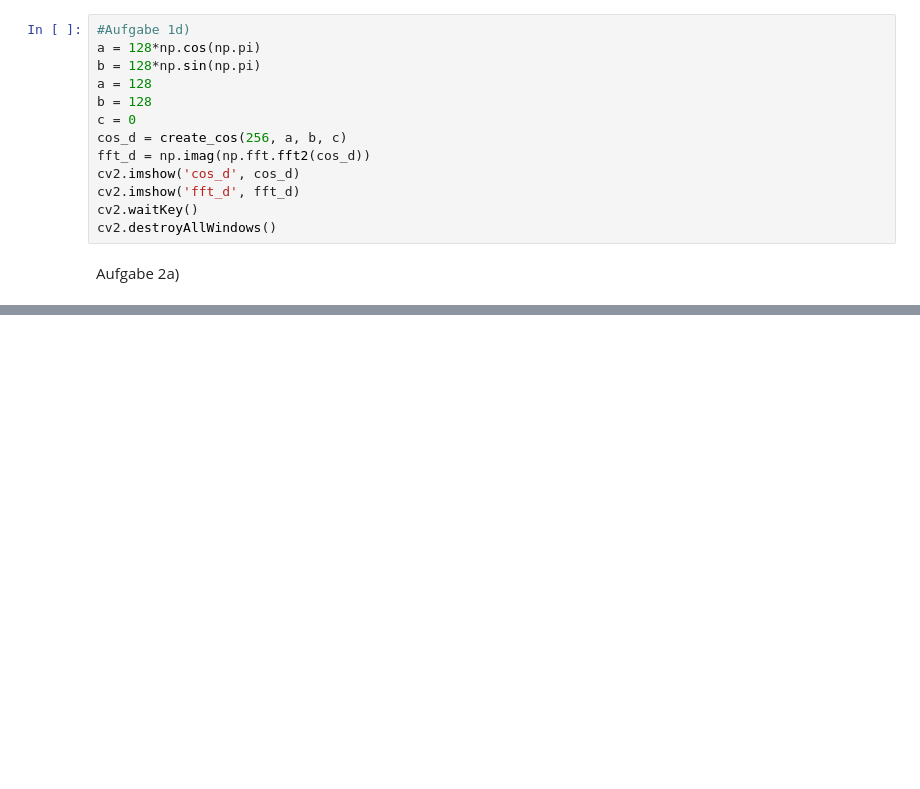
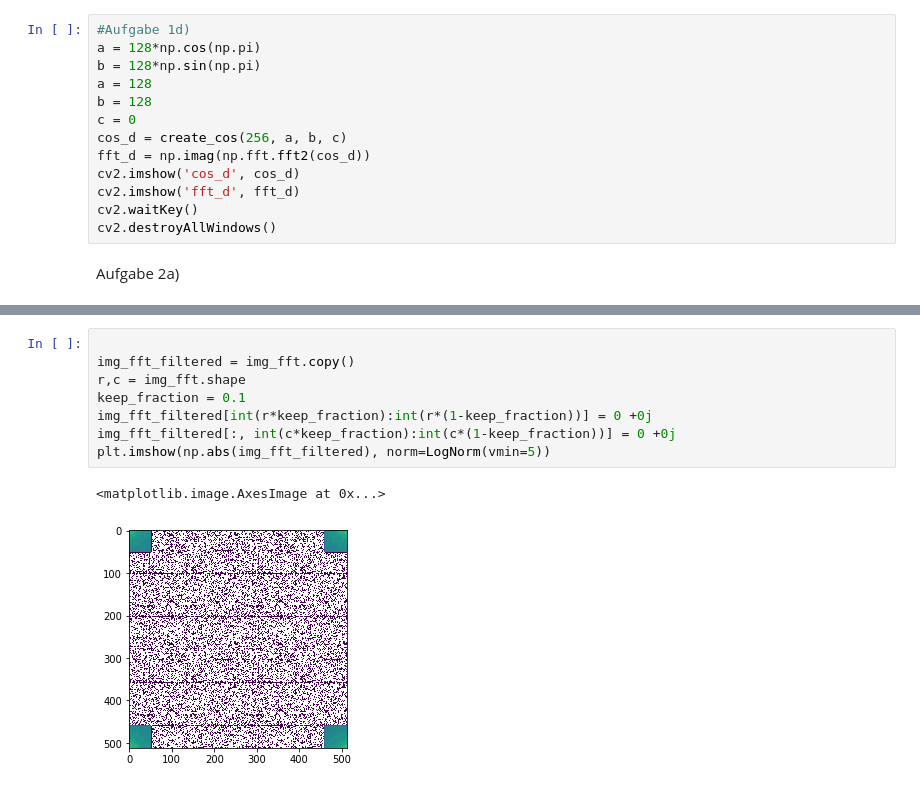
Before and after one commit to dichterbaer/SysBV, a Jupyter notebook: aufgabe3.ipynb, the cells around one changed output, grey strips where cells are left out. Drawn from its saved outputs; the diff is of its cells as text; blank space fills up the shorter version.

```diff
--- a/aufgabe3.ipynb
+++ b/aufgabe3.ipynb
@@ -60,0 +88,11 @@ cv2.destroyAllWindows()
+# %%
+
+img_fft_filtered = img_fft.copy()
+r,c = img_fft.shape
+keep_fraction = 0.1
+img_fft_filtered[int(r*keep_fraction):int(r*(1-keep_fraction))] = 0 +0j
+img_fft_filtered[:, int(c*keep_fraction):int(c*(1-keep_fraction))] = 0 +0j
+plt.imshow(np.abs(img_fft_filtered), norm=LogNorm(vmin=5))
+# %% [output]
+<matplotlib.image.AxesImage at 0x...>
+[figure, added]
```
Also changed, not shown: parts of 7 cells of this notebook.
